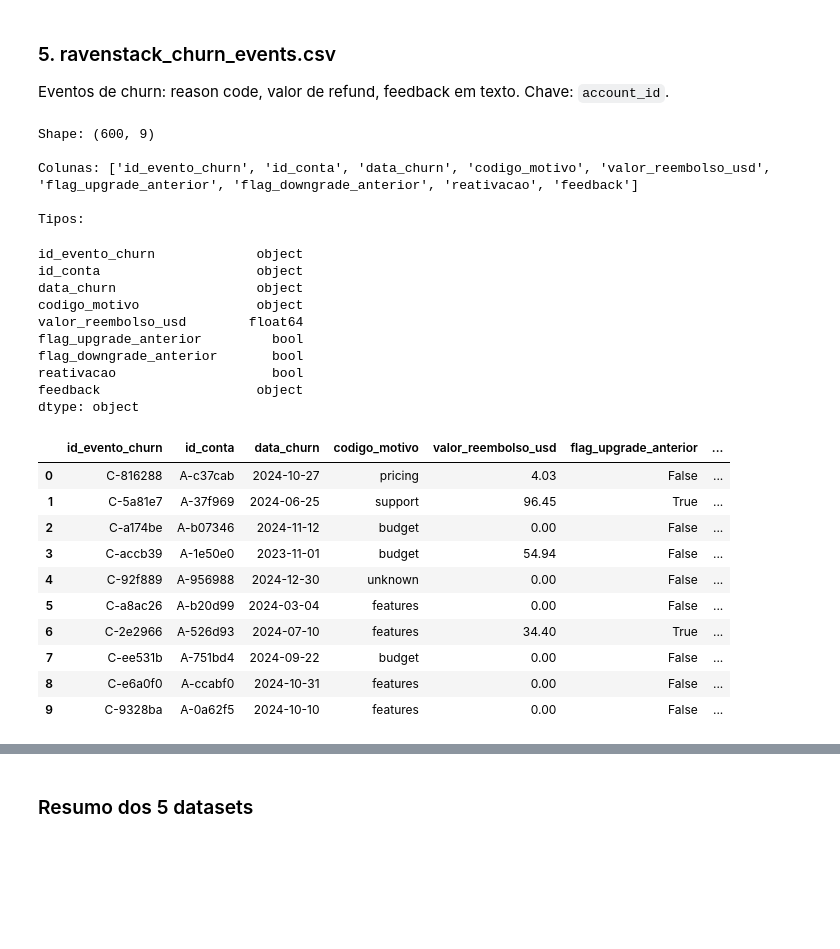
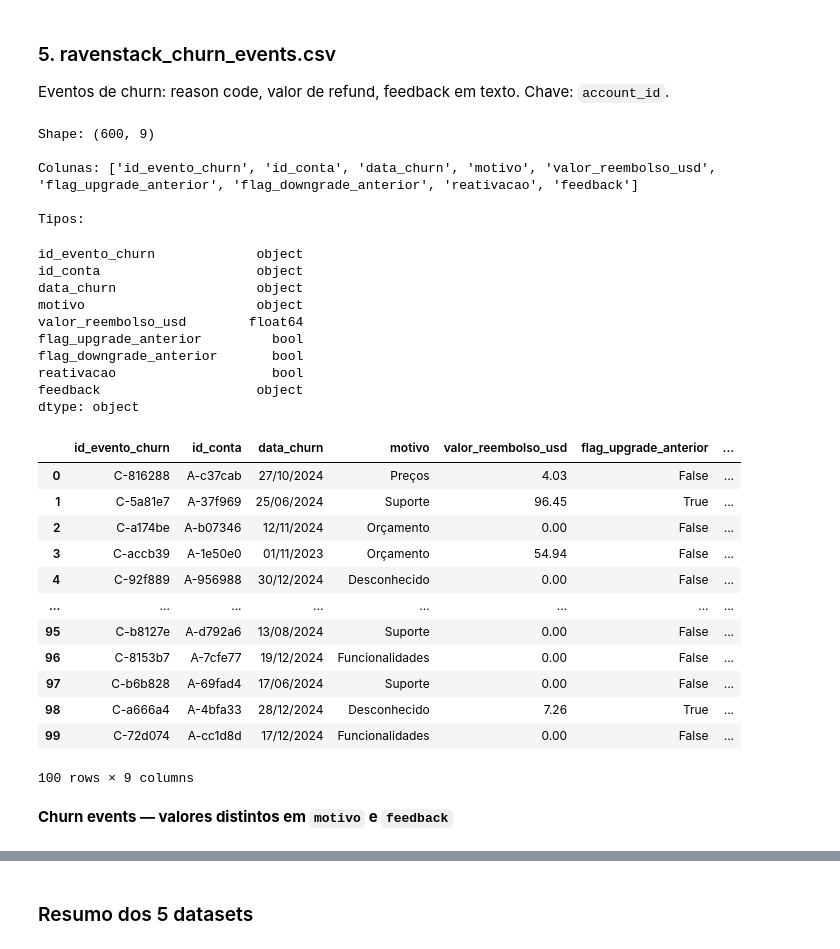
Before and after one commit to moraesvn/ai-master-challenge, a Jupyter notebook: submissions/Vinicius-Moraes/solution/01_load_datasets.ipynb, the cells around one changed output, grey strips where cells are left out. Drawn from its saved outputs; the diff is of its cells as text; code cells hidden in the pictures; blank space fills up the shorter version.

Commit message:
tratamento de tipos de dados, padronização de categorias e datas.

```diff
--- a/submissions/Vinicius-Moraes/solution/01_load_datasets.ipynb
+++ b/submissions/Vinicius-Moraes/solution/01_load_datasets.ipynb
@@ -25,6 +25,11 @@ accounts = accounts.rename(columns={
     "is_trial": "periodo_teste",
     "churn_flag": "flag_churn",
 })
+
+# NaN em colunas de texto/categóricas -> "Não fornecido"
+for col in accounts.select_dtypes(include="object").columns:
+    accounts[col] = accounts[col].fillna("Não fornecido")
+
 print("Shape:", accounts.shape)
 print("\nColunas:", list(accounts.columns))
 print("\nTipos:")
@@ -171,6 +207,9 @@ feature_usage = feature_usage.merge(
     on="id_assinatura",
     how="left"
 )
+# NaN em id_conta (e demais object) após merge -> "Não fornecido"
+for col in feature_usage.select_dtypes(include="object").columns:
+    feature_usage[col] = feature_usage[col].fillna("Não fornecido")
 print("Colunas após merge:", list(feature_usage.columns))
 print("Shape:", feature_usage.shape)
 feature_usage.head(10)
@@ -204,6 +243,16 @@ support_tickets = support_tickets.rename(columns={
     "satisfaction_score": "nota_satisfacao",
     "escalation_flag": "flag_escalonamento",
 })
+
+# Datas em formato padrão Brasil (dd/mm/yyyy)
+support_tickets["data_abertura"] = pd.to_datetime(support_tickets["data_abertura"], errors="coerce").dt.strftime("%d/%m/%Y")
+# data_fechamento: apenas a data (dd/mm/yyyy)
+support_tickets["data_fechamento"] = pd.to_datetime(support_tickets["data_fechamento"], errors="coerce").dt.strftime("%d/%m/%Y")
+
+# NaN em colunas de texto/categóricas -> "Não fornecido"
+for col in support_tickets.select_dtypes(include="object").columns:
+    support_tickets[col] = support_tickets[col].fillna("Não fornecido")
+
 print("Shape:", support_tickets.shape)
 print("\nColunas:", list(support_tickets.columns))
 print("\nTipos:")
@@ -242,45 +291,74 @@ Eventos de churn: reason code, valor de refund, feedback em texto. Chave: `accou
 # %%
 churn_events = pd.read_csv(DATA_DIR / "ravenstack_churn_events.csv")
 churn_events = churn_events.rename(columns={
     "churn_event_id": "id_evento_churn",
     "account_id": "id_conta",
     "churn_date": "data_churn",
-    "reason_code": "codigo_motivo",
+    "reason_code": "motivo",
     "refund_amount_usd": "valor_reembolso_usd",
     "preceding_upgrade_flag": "flag_upgrade_anterior",
     "preceding_downgrade_flag": "flag_downgrade_anterior",
     "is_reactivation": "reativacao",
     "feedback_text": "feedback",
 })
+
+# Data em formato padrão Brasil (dd/mm/yyyy)
+churn_events["data_churn"] = pd.to_datetime(churn_events["data_churn"], errors="coerce").dt.strftime("%d/%m/%Y")
+
+# Padronização: motivo (código -> português)
+churn_events["motivo"] = churn_events["motivo"].replace({
+    "features": "Funcionalidades",
+    "support": "Suporte",
+    "budget": "Orçamento",
+    "unknown": "Desconhecido",
+    "competitor": "Concorrente",
+    "pricing": "Preços",
+})
+
+# Padronização: feedback (texto -> português)
+churn_events["feedback"] = churn_events["feedback"].replace({
+    "switched to competitor": "Foi para a concorrência",
+    "missing features": "Faltam funcionalidades",
+    "too expensive": "Muito caro",
+})
+
+# NaN em colunas de texto/categóricas -> "Não fornecido"
+for col in churn_events.select_dtypes(include="object").columns:
+    churn_events[col] = churn_events[col].fillna("Não fornecido")
+
 print("Shape:", churn_events.shape)
 print("\nColunas:", list(churn_events.columns))
 print("\nTipos:")
 display(churn_events.dtypes)
-churn_events.head(10)
+churn_events.head(100)
 # %% [output]
 Shape: (600, 9)
 
-Colunas: ['id_evento_churn', 'id_conta', 'data_churn', 'codigo_motivo', 'valor_reembolso_usd', 'flag_upgrade_anterior', 'flag_downgrade_anterior', 'reativacao', 'feedback']
+Colunas: ['id_evento_churn', 'id_conta', 'data_churn', 'motivo', 'valor_reembolso_usd', 'flag_upgrade_anterior', 'flag_downgrade_anterior', 'reativacao', 'feedback']
 
 Tipos:
 id_evento_churn             object
 id_conta                    object
 data_churn                  object
-codigo_motivo               object
+motivo                      object
 valor_reembolso_usd        float64
 flag_upgrade_anterior         bool
 flag_downgrade_anterior       bool
 reativacao                    bool
 feedback                    object
 dtype: object
-|  | id_evento_churn | id_conta | data_churn | codigo_motivo | valor_reembolso_usd | flag_upgrade_anterior | ... |
-| 0 | C-816288 | A-c37cab | 2024-10-27 | pricing | 4.03 | False | ... |
-| 1 | C-5a81e7 | A-37f969 | 2024-06-25 | support | 96.45 | True | ... |
-| 2 | C-a174be | A-b07346 | 2024-11-12 | budget | 0.00 | False | ... |
-| 3 | C-accb39 | A-1e50e0 | 2023-11-01 | budget | 54.94 | False | ... |
-| 4 | C-92f889 | A-956988 | 2024-12-30 | unknown | 0.00 | False | ... |
-| 5 | C-a8ac26 | A-b20d99 | 2024-03-04 | features | 0.00 | False | ... |
-| 6 | C-2e2966 | A-526d93 | 2024-07-10 | features | 34.40 | True | ... |
-| 7 | C-ee531b | A-751bd4 | 2024-09-22 | budget | 0.00 | False | ... |
-| 8 | C-e6a0f0 | A-ccabf0 | 2024-10-31 | features | 0.00 | False | ... |
-| 9 | C-9328ba | A-0a62f5 | 2024-10-10 | features | 0.00 | False | ... |
+|  | id_evento_churn | id_conta | data_churn | motivo | valor_reembolso_usd | flag_upgrade_anterior | ... |
+| 0 | C-816288 | A-c37cab | 27/10/2024 | Preços | 4.03 | False | ... |
+| 1 | C-5a81e7 | A-37f969 | 25/06/2024 | Suporte | 96.45 | True | ... |
+| 2 | C-a174be | A-b07346 | 12/11/2024 | Orçamento | 0.00 | False | ... |
+| 3 | C-accb39 | A-1e50e0 | 01/11/2023 | Orçamento | 54.94 | False | ... |
+| 4 | C-92f889 | A-956988 | 30/12/2024 | Desconhecido | 0.00 | False | ... |
+| ... | ... | ... | ... | ... | ... | ... | ... |
+| 95 | C-b8127e | A-d792a6 | 13/08/2024 | Suporte | 0.00 | False | ... |
+| 96 | C-8153b7 | A-7cfe77 | 19/12/2024 | Funcionalidades | 0.00 | False | ... |
+| 97 | C-b6b828 | A-69fad4 | 17/06/2024 | Suporte | 0.00 | False | ... |
+| 98 | C-a666a4 | A-4bfa33 | 28/12/2024 | Desconhecido | 7.26 | True | ... |
+| 99 | C-72d074 | A-cc1d8d | 17/12/2024 | Funcionalidades | 0.00 | False | ... |
+100 rows × 9 columns
+# %% [markdown]
+**Churn events — valores distintos em `motivo` e `feedback`**
```
Also changed, not shown: parts of 5 cells of this notebook.
